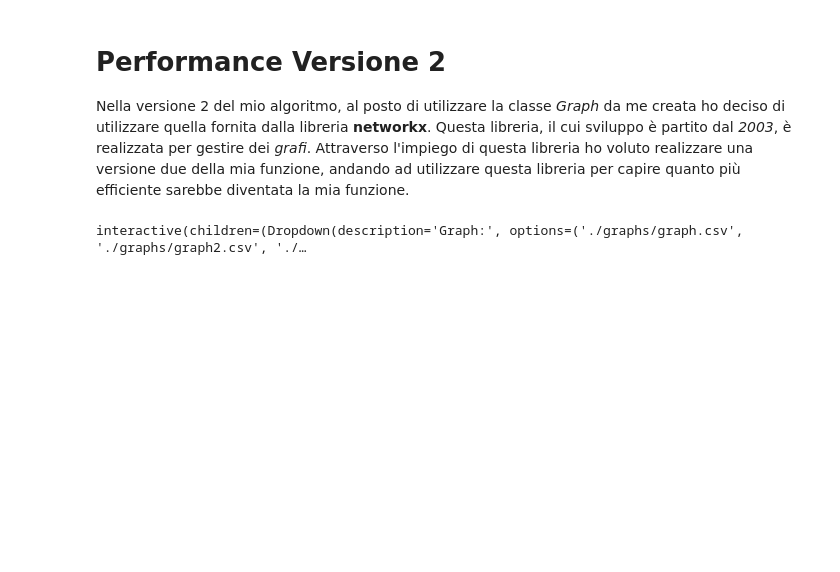
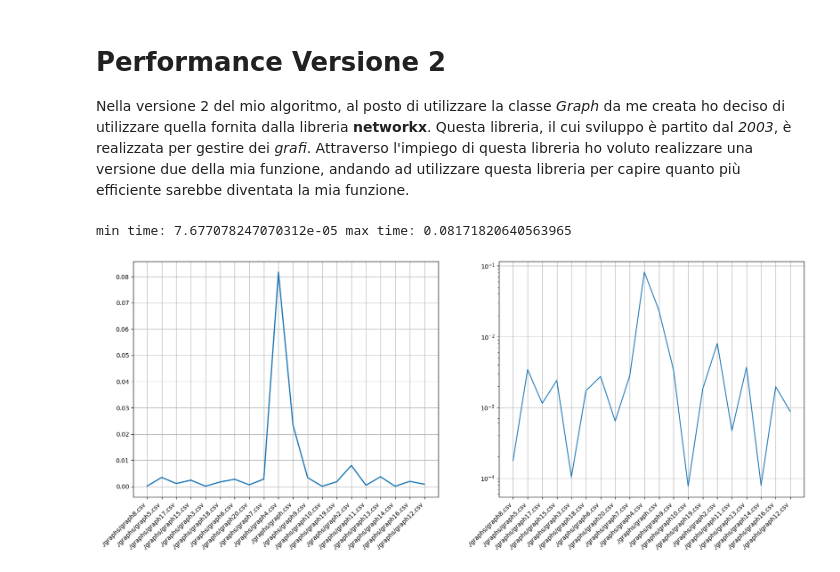
Before and after one commit to MatteoIorio11/k-shortest-paths, a Jupyter notebook: k-shortest-paths.ipynb, the cells around one changed output. Drawn from its saved outputs; the diff is of its cells as text; code cells hidden in the pictures; blank space fills up the shorter version.

```diff
--- a/k-shortest-paths.ipynb
+++ b/k-shortest-paths.ipynb
@@ -292,40 +297,41 @@ interactive(children=(Dropdown(description='Graph:', options=('./graphs/graph.cs
 # Performance Versione 2
 Nella versione 2 del mio algoritmo, al posto di utilizzare la classe *Graph* da me creata ho deciso di utilizzare quella fornita dalla libreria **networkx**. Questa libreria, il cui sviluppo è partito dal *2003*, è realizzata per gestire dei *grafi*. Attraverso l'impiego di questa libreria ho voluto realizzare una versione due della mia funzione, andando ad utilizzare questa libreria per capire quanto più efficiente sarebbe diventata la mia funzione.
 # %%
-@interact(file=Dropdown(options=file_list, description='Graph:'),
-          kt=IntText(description="K:", value=1, min=1))
-def plotPerformanceV2(file, kt):
 
-    df = pd.read_csv(file, names=["Node1", "Node2", "weight"])
-    G = nx.Graph()
-    Graphtype = nx.Graph()
-    G = nx.from_pandas_edgelist(df, source="Node1", target="Node2", edge_attr='weight', create_using=Graphtype)
-
+def plotPerformanceV2():
     x = []
     y = []
-    s = df["Node1"].min()
-    d = df["Node2"].max()
-    for k in range(kt):
+    for file in file_list:
+        df = pd.read_csv(file, names=["Node1", "Node2", "weight"])
+        G = nx.Graph()
+        Graphtype = nx.Graph()
+        G = nx.from_pandas_edgelist(df, source="Node1", target="Node2", edge_attr='weight', create_using=Graphtype)
+
+        s = df["Node1"].min()
+        d = df["Node2"].max()
+
         start_t = time.time()
-        p = K_DijkstraV2(G, start=s, destination=d, k=k)
+        _ = K_DijkstraV2(G, start=s, destination=d, k=kt)
         end_t = time.time()
-        x.append(k)
+        x.append(file)
         y.append(end_t - start_t)
 
-    cmap = plt.colormaps['jet']
-    norm = plt.Normalize(min(y), max(y))
-    colors = cmap(norm(y))
+    #cmap = plt.colormaps['jet']
+    #norm = plt.Normalize(min(y), max(y))
+    #colors = cmap(norm(y))
 
     fig, (ax1, ax2) = plt.subplots(1, 2, figsize=(20, 8))
-
+    fig.autofmt_xdate(rotation=45)
 
     ax1.plot(x, y, linewidth=2.0)
+    ax2.plot(x, y)
+    ax2.set_yscale('log')
     ax1.grid()
     ax2.grid()
-    ax2.scatter(x=x, y=y, c=colors)
-    ax2.set_title(f"Performance from {s} to {d}, K: {kt}")
-    ax1.set_title(f"Performance from {s} to {d}, K: {kt}")
-
+    print(f"min time: {min(y)} max time: {max(y)}")
     plt.show()
-# %% [output]
-interactive(children=(Dropdown(description='Graph:', options=('./graphs/graph.csv', './graphs/graph2.csv', './…
+# %%
+plotPerformanceV2()
+# %% [output]
+min time: 7.677078247070312e-05 max time: 0.08171820640563965
+[figure, added]
```
Also changed, not shown: parts of 7 cells of this notebook, 18 other files.
